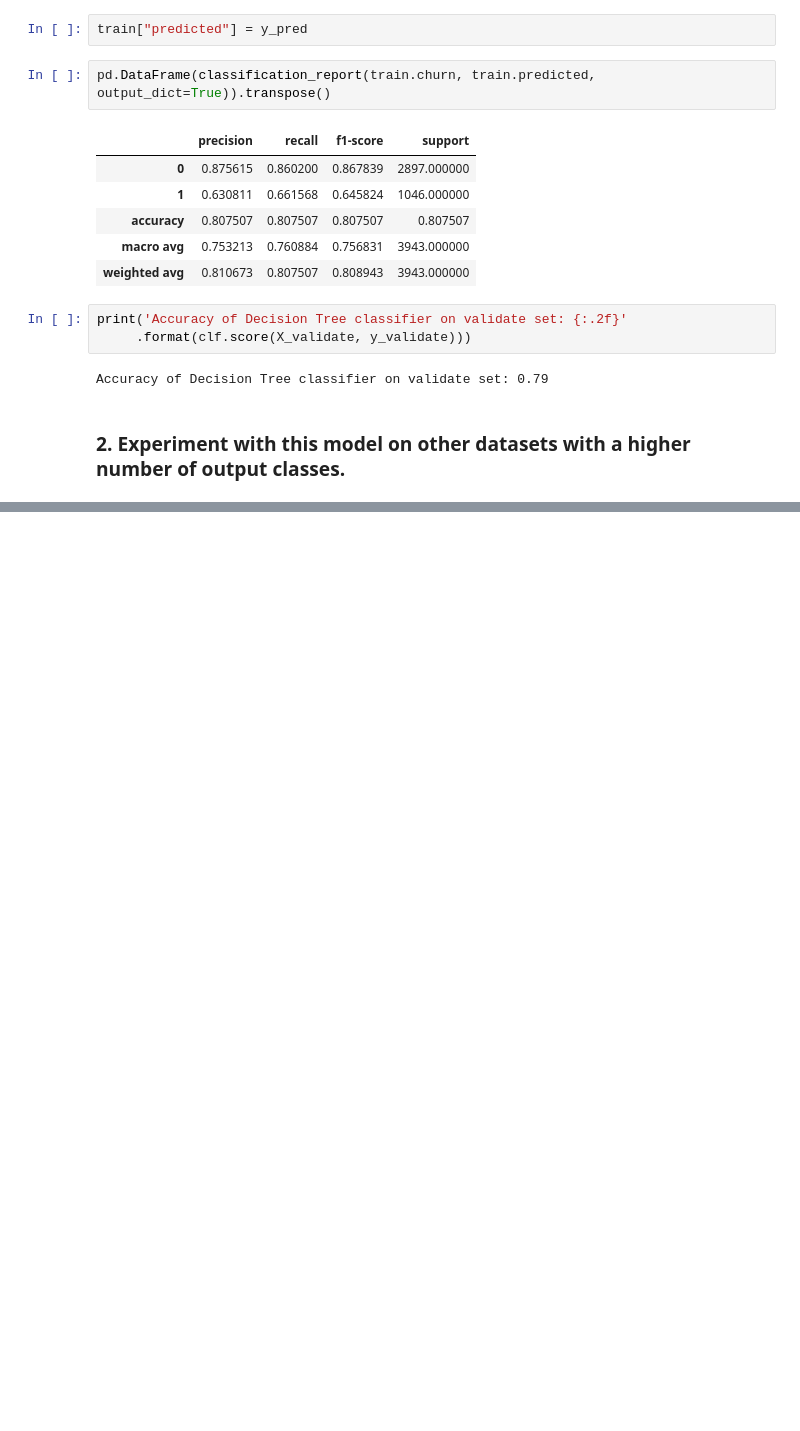
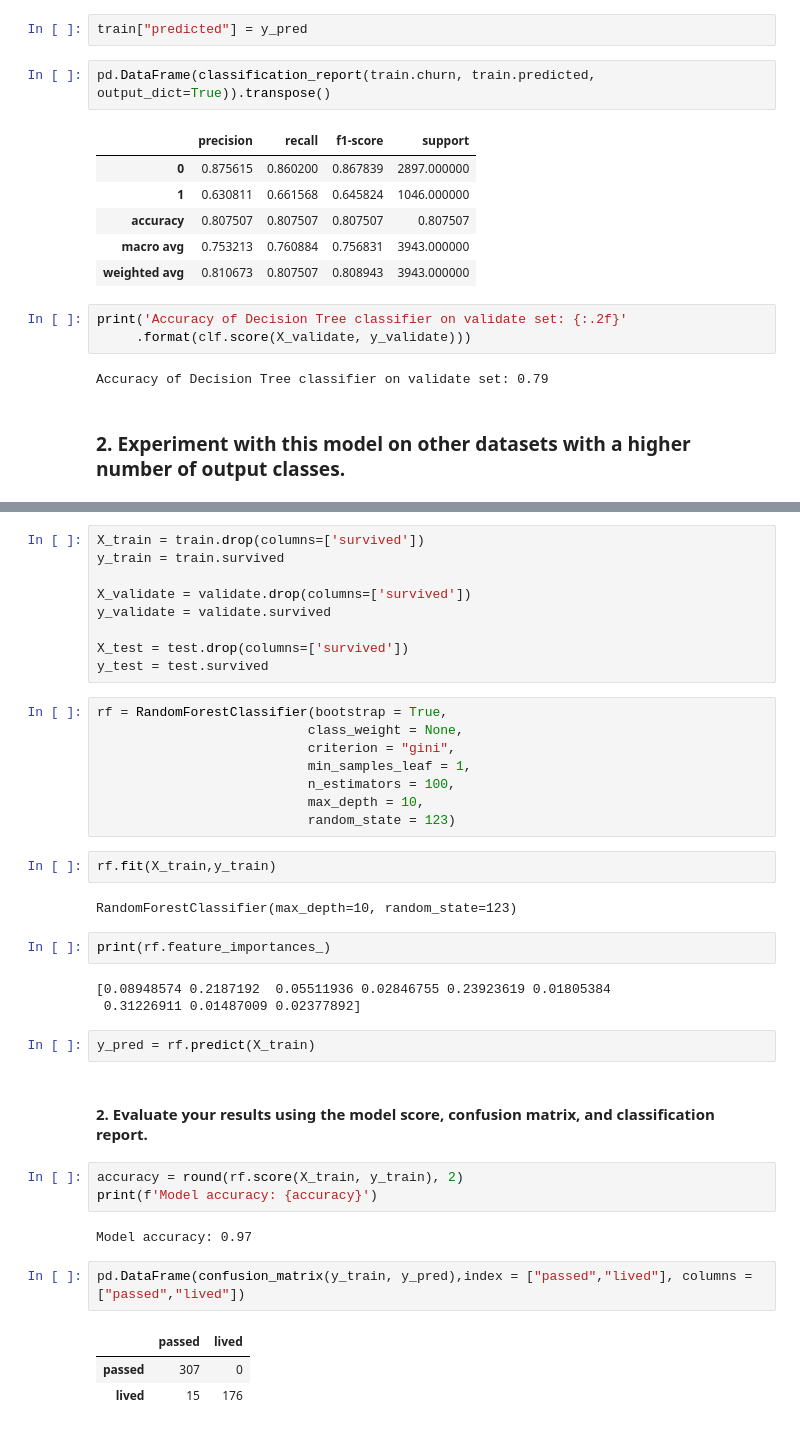
Before and after one commit to JaredVahle/classification-exercises, a Jupyter notebook: model.ipynb, the cells around one changed output, grey strips where cells are left out. Cells and saved outputs as stored; diff of their text form; blank space fills up the shorter version.

```diff
--- a/model.ipynb
+++ b/model.ipynb
@@ -613,0 +472,41 @@ Accuracy of Decision Tree classifier on validate set: 0.79
+# %%
+X_train = train.drop(columns=['survived'])
+y_train = train.survived
+
+X_validate = validate.drop(columns=['survived'])
+y_validate = validate.survived
+
+X_test = test.drop(columns=['survived'])
+y_test = test.survived
+# %%
+rf = RandomForestClassifier(bootstrap = True,
+                           class_weight = None,
+                           criterion = "gini",
+                           min_samples_leaf = 1,
+                           n_estimators = 100,
+                           max_depth = 10,
+                           random_state = 123)
+# %%
+rf.fit(X_train,y_train)
+# %% [output]
+RandomForestClassifier(max_depth=10, random_state=123)
+# %%
+print(rf.feature_importances_)
+# %% [output]
+[0.08948574 0.2187192  0.05511936 0.02846755 0.23923619 0.01805384
+ 0.31226911 0.01487009 0.02377892]
+# %%
+y_pred = rf.predict(X_train)
+# %% [markdown]
+#### 2. Evaluate your results using the model score, confusion matrix, and classification report.
+# %%
+accuracy = round(rf.score(X_train, y_train), 2)
+print(f'Model accuracy: {accuracy}')
+# %% [output]
+Model accuracy: 0.97
+# %%
+pd.DataFrame(confusion_matrix(y_train, y_pred),index = ["passed","lived"], columns = ["passed","lived"])
+# %% [output]
+|  | passed | lived |
+| passed | 307 | 0 |
+| lived | 15 | 176 |
```
Also changed, not shown: parts of 64 cells of this notebook, 3 other files.
